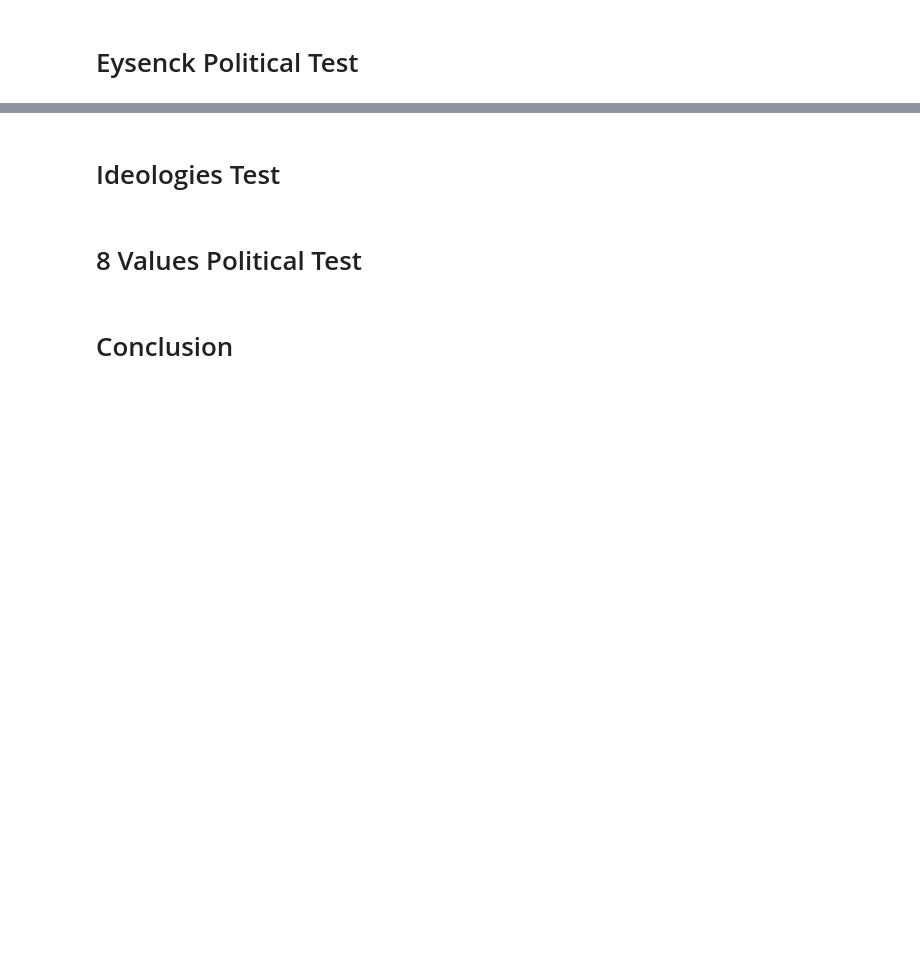
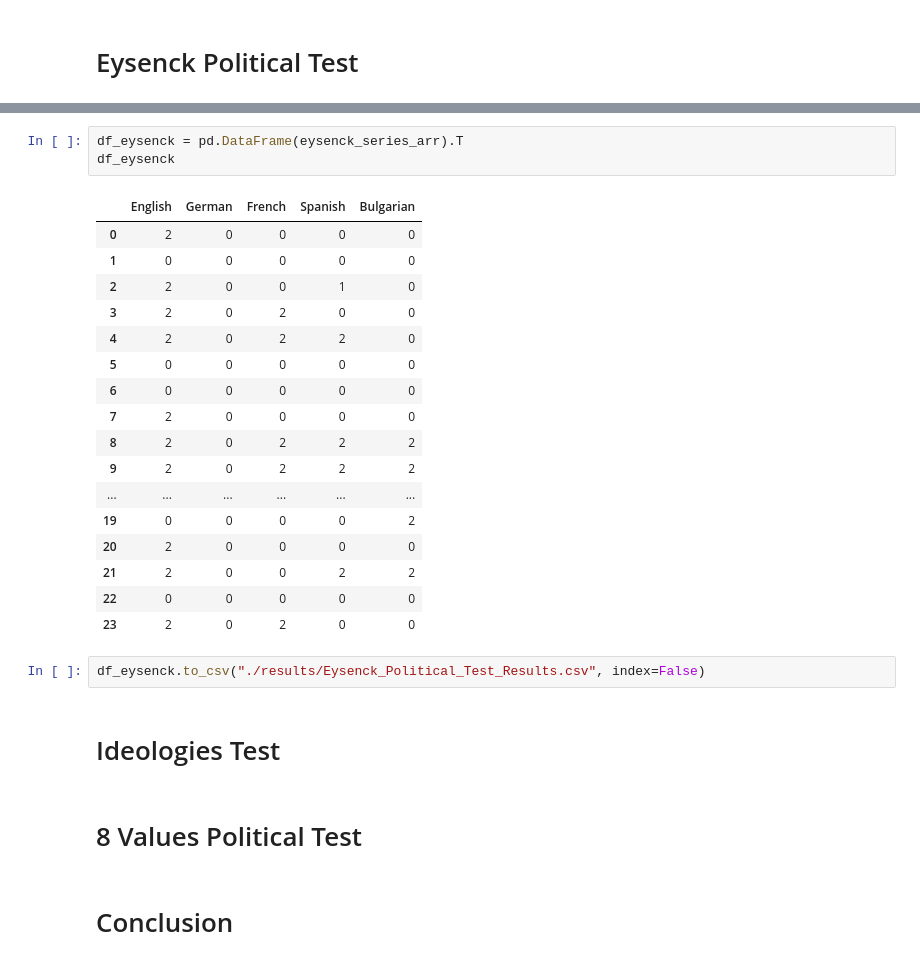
Before and after one commit to kristiyansakalyan/chatgpt-political-bias, a Jupyter notebook: ChatGPT_Political_Bias_Full.ipynb, the cells around one changed output, grey strips where cells are left out. Saved outputs shown, nothing was run; the diff lists cells and outputs as text; blank space fills up the shorter version.

```diff
--- a/ChatGPT_Political_Bias_Full.ipynb
+++ b/ChatGPT_Political_Bias_Full.ipynb
@@ -153,3 +185,26 @@ In summary, the clustering of English, German, and French responses suggests a d
+# %%
+df_eysenck = pd.DataFrame(eysenck_series_arr).T
+df_eysenck
+# %% [output]
+|  | English | German | French | Spanish | Bulgarian |
+| 0 | 2 | 0 | 0 | 0 | 0 |
+| 1 | 0 | 0 | 0 | 0 | 0 |
+| 2 | 2 | 0 | 0 | 1 | 0 |
+| 3 | 2 | 0 | 2 | 0 | 0 |
+| 4 | 2 | 0 | 2 | 2 | 0 |
+| 5 | 0 | 0 | 0 | 0 | 0 |
+| 6 | 0 | 0 | 0 | 0 | 0 |
+| 7 | 2 | 0 | 0 | 0 | 0 |
+| 8 | 2 | 0 | 2 | 2 | 2 |
+| 9 | 2 | 0 | 2 | 2 | 2 |
+| ... | ... | ... | ... | ... | ... |
+| 19 | 0 | 0 | 0 | 0 | 2 |
+| 20 | 2 | 0 | 0 | 0 | 0 |
+| 21 | 2 | 0 | 0 | 2 | 2 |
+| 22 | 0 | 0 | 0 | 0 | 0 |
+| 23 | 2 | 0 | 2 | 0 | 0 |
+# %%
+df_eysenck.to_csv("./results/Eysenck_Political_Test_Results.csv", index=False)
 # %% [markdown]
 # Ideologies Test
 # %% [markdown]
```
Also changed, not shown: parts of 5 cells of this notebook, 5 other files.
